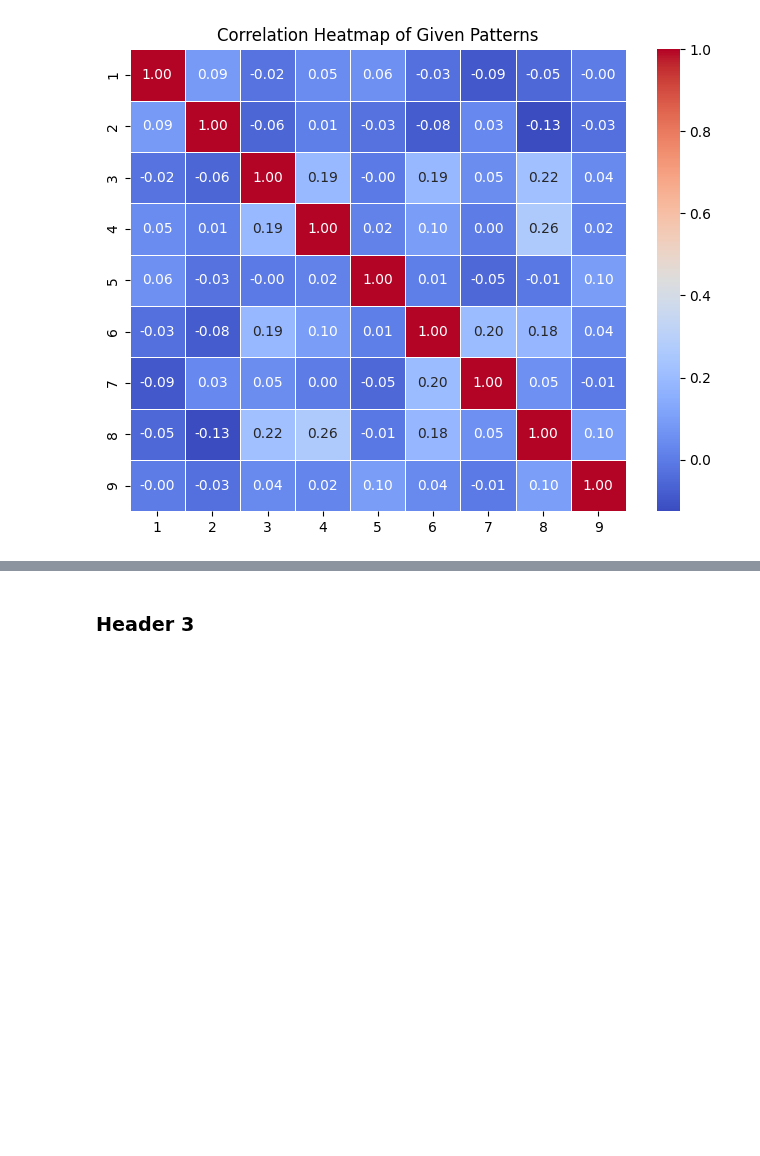
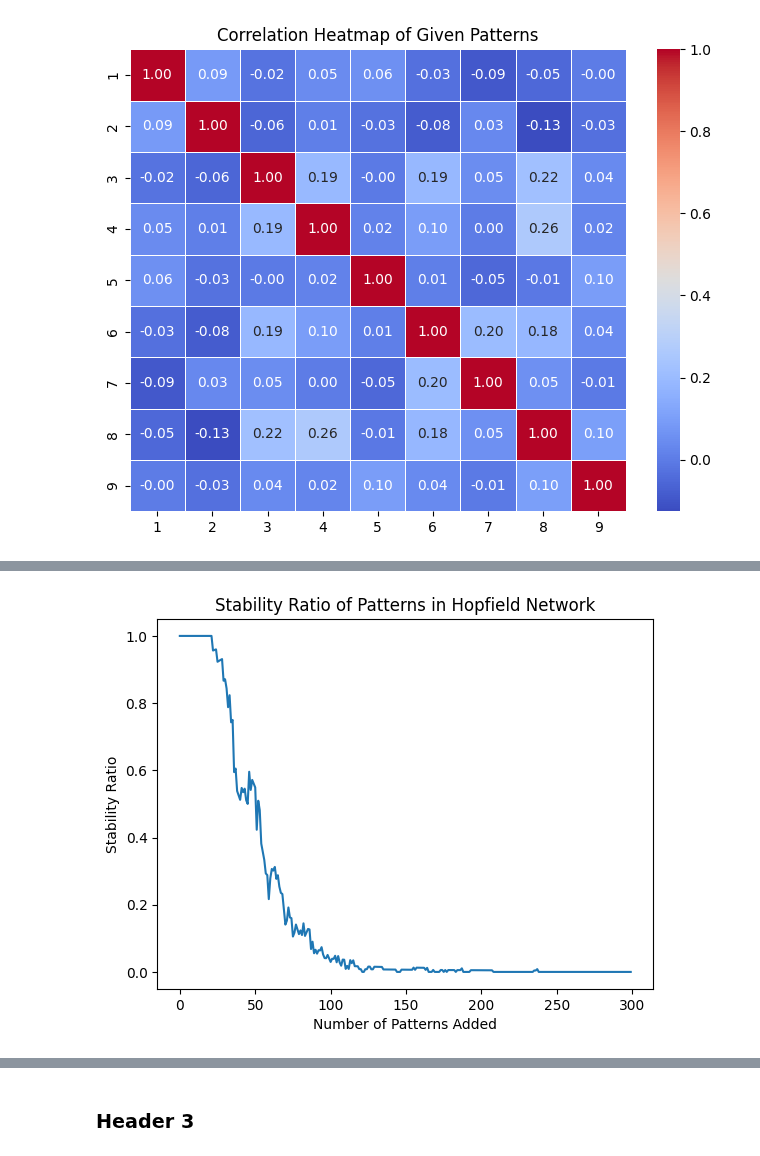
Before and after one commit to nathanansel28/DD2437, a Jupyter notebook: lab3/split3.ipynb, the cells around one changed output, grey strips where cells are left out. Saved outputs shown, nothing was run; the diff lists cells and outputs as text; code cells hidden in the pictures; blank space fills up the shorter version.

```diff
--- a/lab3/split3.ipynb
+++ b/lab3/split3.ipynb
@@ -99,0 +125,16 @@ plt.show()
+# %%
+def divide_lists_elementwise(list1, list2):
+    result = [a / b for a, b in zip(list1, list2)]
+    return result
+
+ratio = divide_lists_elementwise(stable_counts, range(1, num_patterns + 1))
+
+plt.plot(ratio)
+
+plt.xlabel("Number of Patterns Added")
+plt.ylabel("Stability Ratio")
+plt.title("Stability Ratio of Patterns in Hopfield Network")
+
+plt.show()
+# %% [output]
+[figure, added]
```
Also changed, not shown: parts of 9 cells of this notebook, 1 other file.
